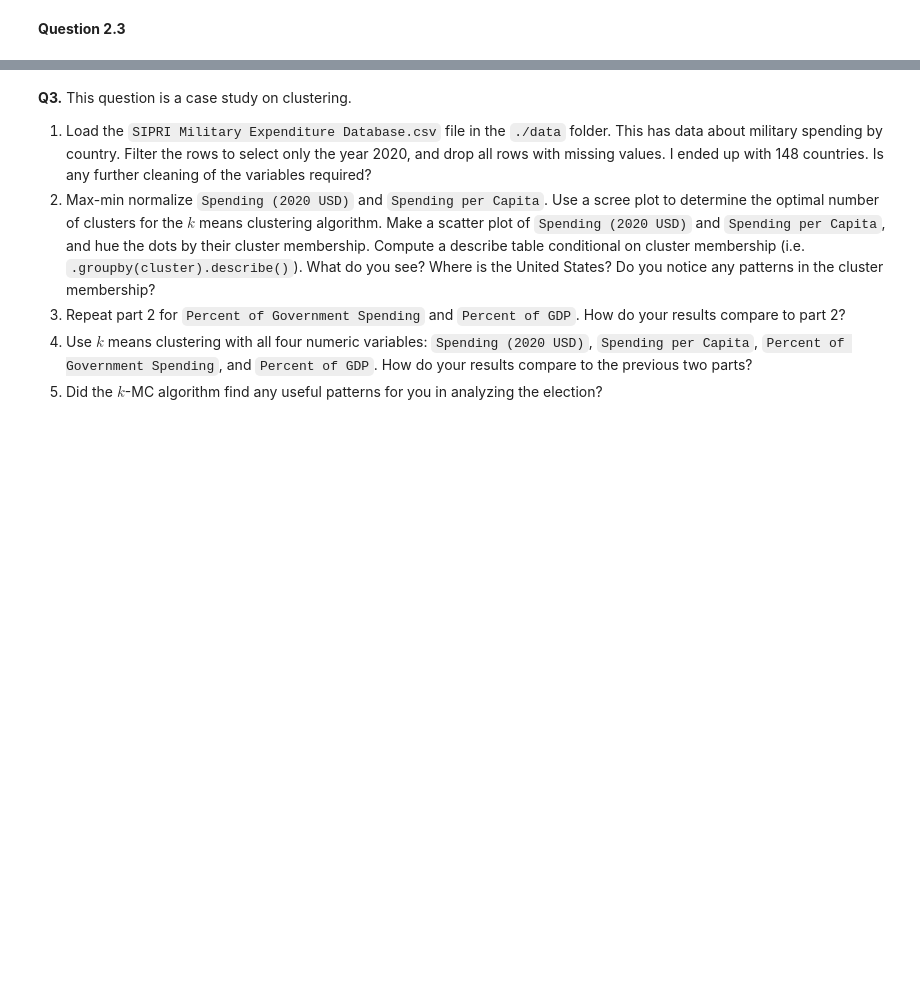
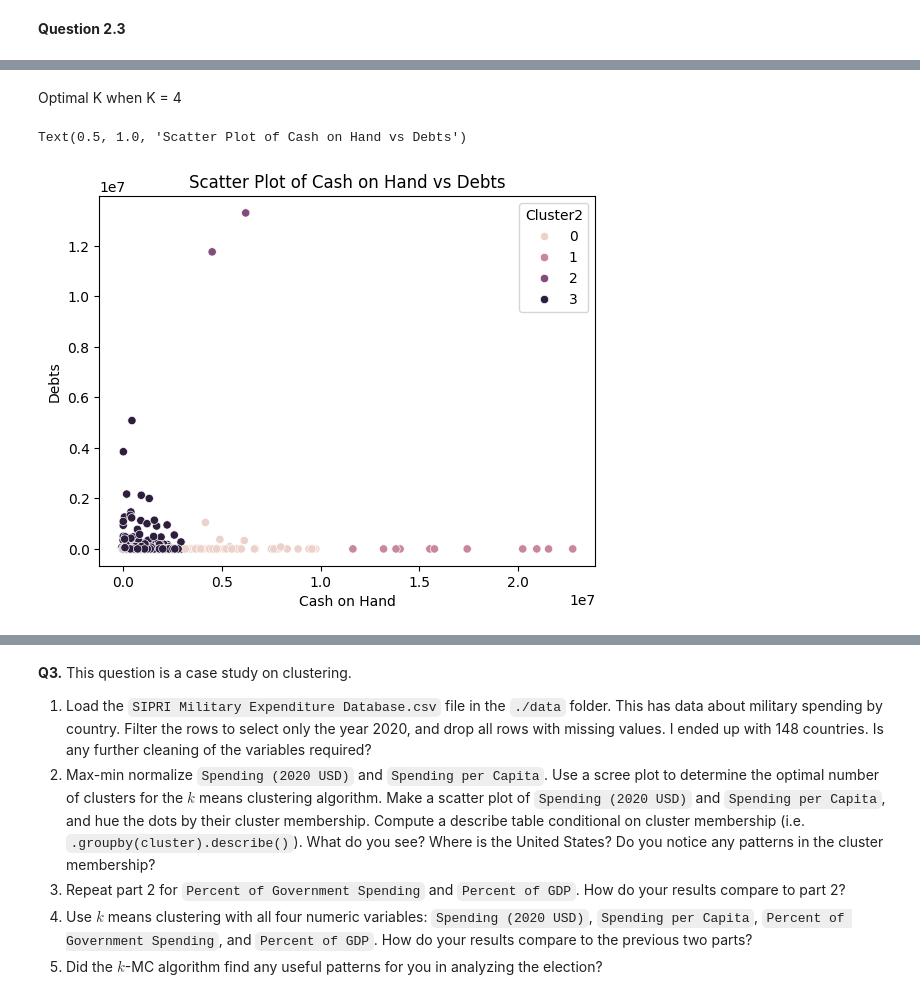
Before and after one commit to kguzman24/clustering, a Jupyter notebook: assignment/assignment_clustering.ipynb, the cells around one changed output, grey strips where cells are left out. Cells and saved outputs as stored; diff of their text form; code cells hidden in the pictures; blank space fills up the shorter version.

```diff
--- a/assignment/assignment_clustering.ipynb
+++ b/assignment/assignment_clustering.ipynb
@@ -299,0 +320,12 @@ clean_election.head()
+# %% [markdown]
+Optimal K when K = 4
+# %%
+optimal_k2 = 4
+kmeans=KMeans(n_clusters=optimal_k, max_iter=300, n_init=10, random_state=0)
+clean_election['Cluster2'] = kmeans.fit_predict(X2)
+
+sns.scatterplot(data=clean_election, x='Cash on Hand', y='Debts', hue='Cluster2')
+plt.title("Scatter Plot of Cash on Hand vs Debts")
+# %% [output]
+Text(0.5, 1.0, 'Scatter Plot of Cash on Hand vs Debts')
+[figure, added]
```
Also changed, not shown: parts of 14 cells of this notebook.
